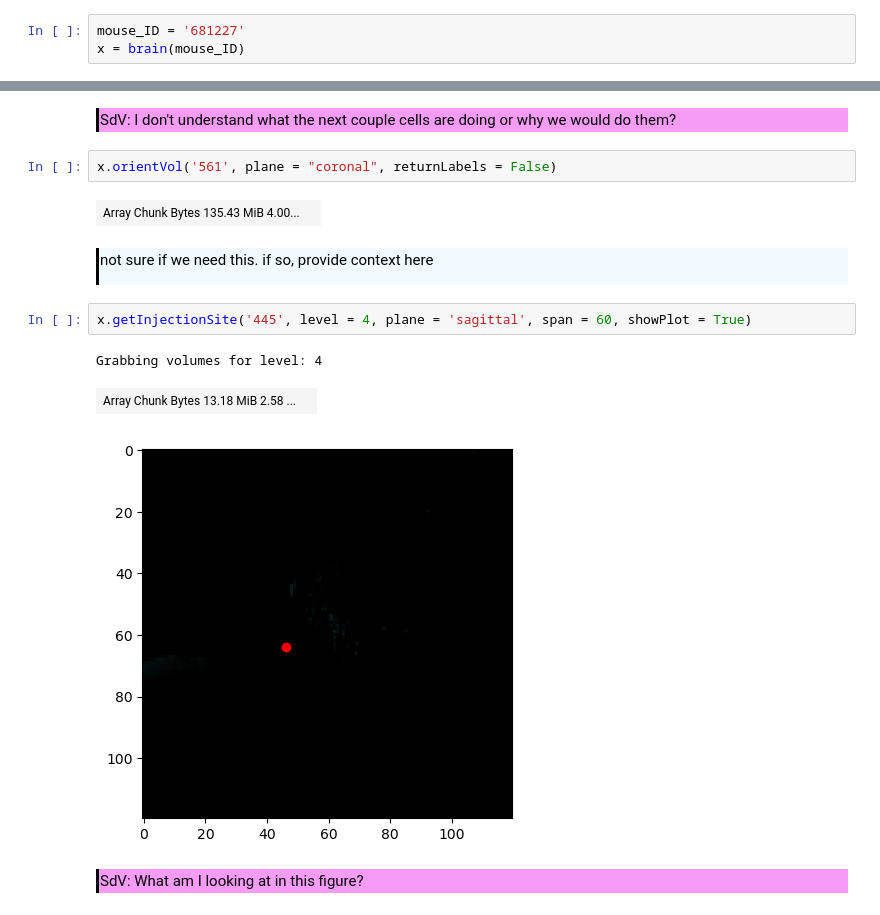
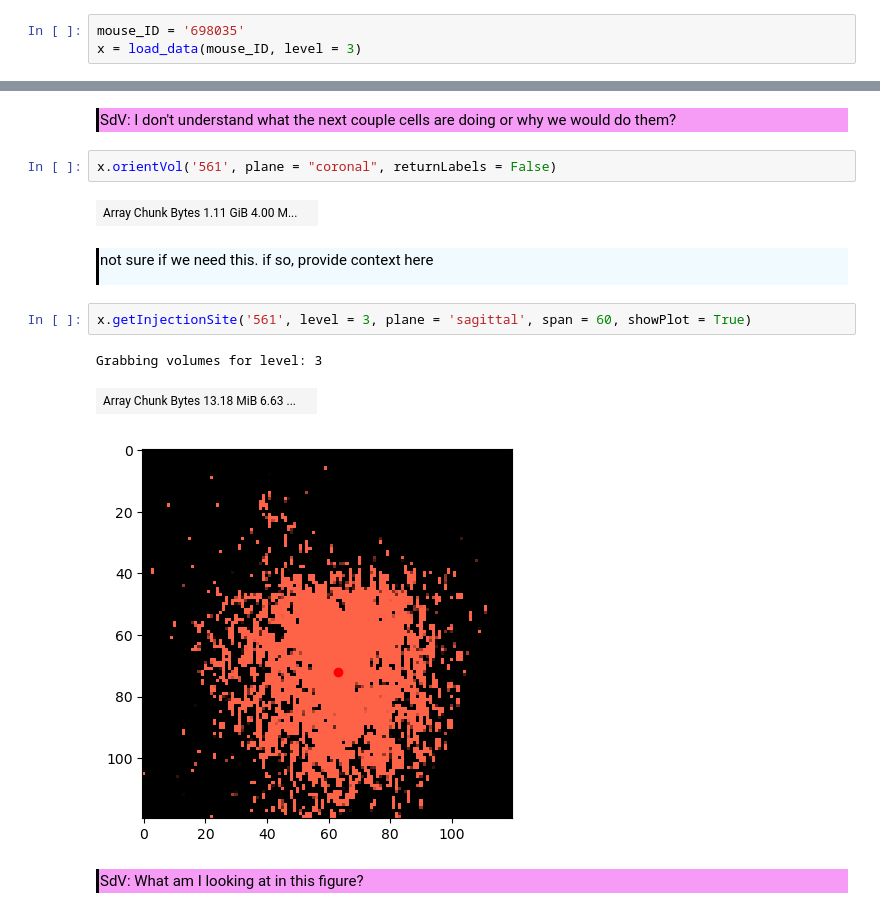
Before and after one commit to AllenNeuralDynamics/AIND-CNC-SmartSPIM-Workshop, a Jupyter notebook: code/Workshop Notebook V1.ipynb, the cells around one changed output, grey strips where cells are left out. Saved outputs shown, nothing was run; the diff lists cells and outputs as text.

```diff
--- a/code/Workshop Notebook V1.ipynb
+++ b/code/Workshop Notebook V1.ipynb
@@ -53,6 +53,6 @@ Load a single brain dataset using the brain function
 <div style="border-left: 3px solid #000; padding: 1px; padding-left: 10px; background: #f69cf7; ">
 SdV: It might help to start with picking a brain - what do we know about this brain? Why are we picking it? This might work best starting with metadata, so we can add that shortly, but rather than brain out of a hat, let's motivate why we are looking at this brain.
 # %%
-mouse_ID = '681227'
-x = brain(mouse_ID)
+mouse_ID = '698035'
+x = load_data(mouse_ID, level = 3)
 # %% [output]
@@ -72,17 +72,17 @@ SdV: I don't understand what the next couple cells are doing or why we would do
 # %%
 x.orientVol('561', plane = "coronal", returnLabels = False)
 # %% [output]
-| Array Chunk Bytes 135.43 MiB 4.00... |  |
+| Array Chunk Bytes 1.11 GiB 4.00 M... |  |
 # %% [markdown]
 <div style="border-left: 3px solid #000; padding: 1px; padding-left: 10px; background: #F0FAFF; ">
 
 not sure if we need this. if so, provide context here
 # %%
-x.getInjectionSite('445', level = 4, plane = 'sagittal', span = 60, showPlot = True)
+x.getInjectionSite('561', level = 3, plane = 'sagittal', span = 60, showPlot = True)
 # %% [output]
-Grabbing volumes for level: 4
+Grabbing volumes for level: 3
-| Array Chunk Bytes 13.18 MiB 2.58 ... |  |
+| Array Chunk Bytes 13.18 MiB 6.63 ... |  |
-[figure, old version]
+[figure, new version]
 # %% [markdown]
 <div style="border-left: 3px solid #000; padding: 1px; padding-left: 10px; background: #f69cf7; ">
 SdV: What am I looking at in this figure?
```
Also changed, not shown: parts of 45 cells of this notebook, 2 other files.
